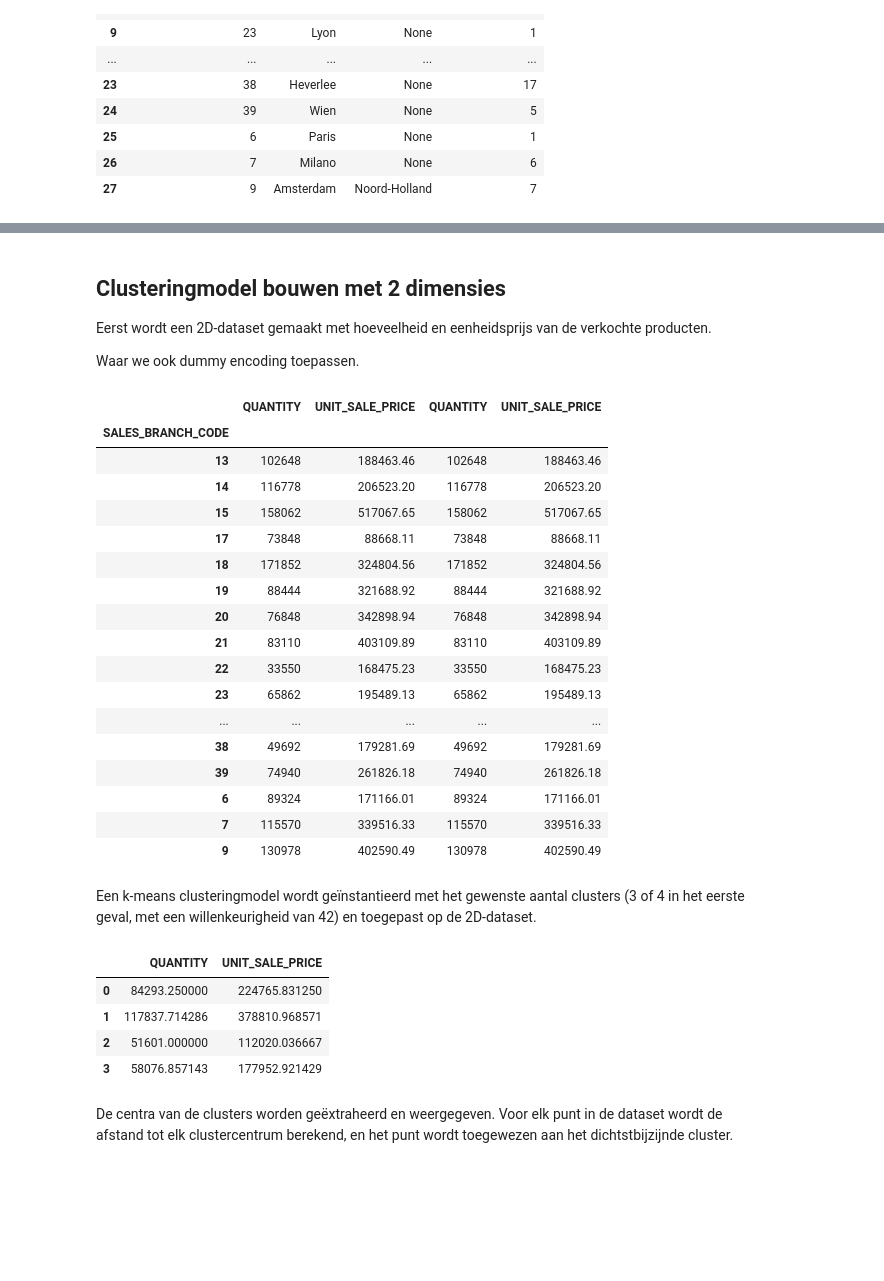
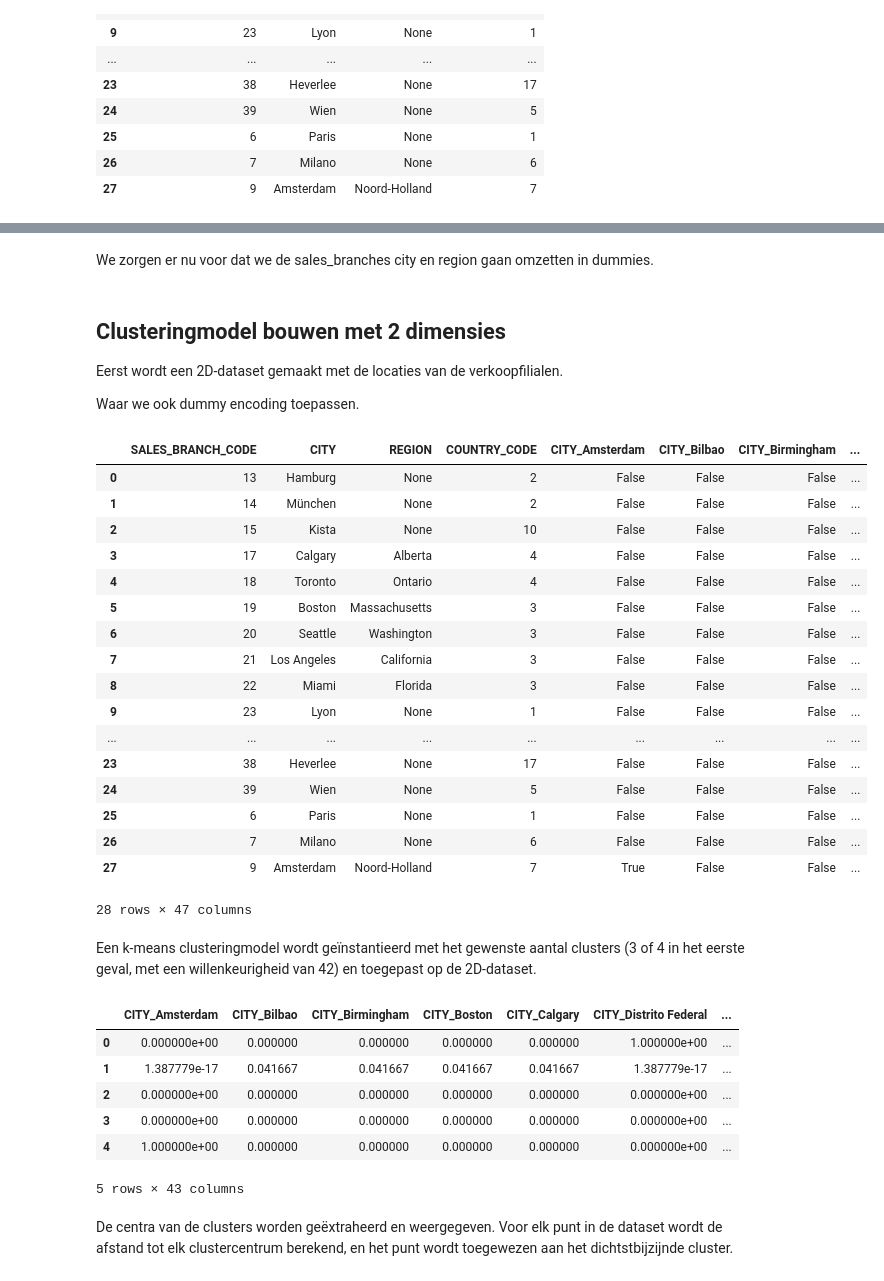
Before and after one commit to Peter-The-Great/DEDS_Portfolio_Week-8, a Jupyter notebook: clusteringmodel.ipynb, the cells around one changed output, grey strips where cells are left out. Drawn from its saved outputs; the diff is of its cells as text; code cells hidden in the pictures; blank space fills up the shorter version.

```diff
--- a/clusteringmodel.ipynb
+++ b/clusteringmodel.ipynb
@@ -324,10 +324,11 @@ Hier gaan we de data van de great outdoors inlezen en bepaalde data dropen.
 # sales_branch.drop('TRIAL633', axis=1, inplace=True)
 # country.drop('TRIAL219', axis=1, inplace=True)
 # territory.drop('TRIAL222', axis=1, inplace=True)
-orders_header.drop('TRIAL885', axis=1, inplace=True)
-order_details.drop('TRIAL879', axis=1, inplace=True)
+# orders_header.drop('TRIAL885', axis=1, inplace=True)
+# order_details.drop('TRIAL879', axis=1, inplace=True)
 sales_branch.drop('TRIAL633', axis=1, inplace=True)
-sales_branch.drop(["ADDRESS1", "ADDRESS2", "POSTAL_ZONE"], axis=1)
+sales_branch = sales_branch.drop(["ADDRESS1", "ADDRESS2", "POSTAL_ZONE"], axis=1)
+sales_branch
 # %% [output]
 |  | SALES_BRANCH_CODE | CITY | REGION | COUNTRY_CODE |
 | 0 | 13 | Hamburg | None | 2 |
@@ -389,39 +350,41 @@ sales_product_data = sales_product_data.groupby('SALES_BRANCH_CODE').aggregate(n
+# %% [markdown]
+We zorgen er nu voor dat we de sales_branches city en region gaan omzetten in dummies.
+# %%
+table = sales_branch[['CITY', 'REGION']]
+df = pd.get_dummies(table)  # Dummy encoding
 # %% [markdown]
 ## Clusteringmodel bouwen met 2 dimensies
 
-Eerst wordt een 2D-dataset gemaakt met hoeveelheid en eenheidsprijs van de verkochte producten.
+Eerst wordt een 2D-dataset gemaakt met de locaties van de verkoopfilialen.
 
 Waar we ook dummy encoding toepassen.
 # %%
-table = sales_profit_data[['QUANTITY', 'UNIT_SALE_PRICE']]
-df = pd.get_dummies(table)  # Dummy encoding
-
-table = pd.concat([table, df], axis=1)
+table = pd.concat([sales_branch, df], axis=1)
 table
 # %% [output]
-|  | QUANTITY | UNIT_SALE_PRICE | QUANTITY | UNIT_SALE_PRICE |
-| SALES_BRANCH_CODE |  |  |  |  |
-| 13 | 102648 | 188463.46 | 102648 | 188463.46 |
-| 14 | 116778 | 206523.20 | 116778 | 206523.20 |
-| 15 | 158062 | 517067.65 | 158062 | 517067.65 |
-| 17 | 73848 | 88668.11 | 73848 | 88668.11 |
-| 18 | 171852 | 324804.56 | 171852 | 324804.56 |
-| 19 | 88444 | 321688.92 | 88444 | 321688.92 |
-| 20 | 76848 | 342898.94 | 76848 | 342898.94 |
-| 21 | 83110 | 403109.89 | 83110 | 403109.89 |
-| 22 | 33550 | 168475.23 | 33550 | 168475.23 |
-| 23 | 65862 | 195489.13 | 65862 | 195489.13 |
-| ... | ... | ... | ... | ... |
-| 38 | 49692 | 179281.69 | 49692 | 179281.69 |
-| 39 | 74940 | 261826.18 | 74940 | 261826.18 |
-| 6 | 89324 | 171166.01 | 89324 | 171166.01 |
-| 7 | 115570 | 339516.33 | 115570 | 339516.33 |
-| 9 | 130978 | 402590.49 | 130978 | 402590.49 |
+|  | SALES_BRANCH_CODE | CITY | REGION | COUNTRY_CODE | CITY_Amsterdam | CITY_Bilbao | CITY_Birmingham | ... |
+| 0 | 13 | Hamburg | None | 2 | False | False | False | ... |
+| 1 | 14 | München | None | 2 | False | False | False | ... |
+| 2 | 15 | Kista | None | 10 | False | False | False | ... |
+| 3 | 17 | Calgary | Alberta | 4 | False | False | False | ... |
+| 4 | 18 | Toronto | Ontario | 4 | False | False | False | ... |
+| 5 | 19 | Boston | Massachusetts | 3 | False | False | False | ... |
+| 6 | 20 | Seattle | Washington | 3 | False | False | False | ... |
+| 7 | 21 | Los Angeles | California | 3 | False | False | False | ... |
+| 8 | 22 | Miami | Florida | 3 | False | False | False | ... |
+| 9 | 23 | Lyon | None | 1 | False | False | False | ... |
+| ... | ... | ... | ... | ... | ... | ... | ... | ... |
+| 23 | 38 | Heverlee | None | 17 | False | False | False | ... |
+| 24 | 39 | Wien | None | 5 | False | False | False | ... |
+| 25 | 6 | Paris | None | 1 | False | False | False | ... |
+| 26 | 7 | Milano | None | 6 | False | False | False | ... |
+| 27 | 9 | Amsterdam | Noord-Holland | 7 | True | False | False | ... |
+28 rows × 47 columns
 # %% [markdown]
 Een k-means clusteringmodel wordt geïnstantieerd met het gewenste aantal clusters (3 of 4 in het eerste geval, met een willenkeurigheid van 42) en toegepast op de 2D-dataset.
 # %%
 # Train het clustermodel
-kmeans = KMeans(n_clusters=4, random_state=42)
+kmeans = KMeans(n_clusters=5, random_state=42)
 prediction_results = kmeans.fit_predict(df)
 prediction_results
 
@@ -433,11 +396,13 @@ for i in range(len(kmeans_centra.columns)):
 
 kmeans_centra
 # %% [output]
-|  | QUANTITY | UNIT_SALE_PRICE |
-| 0 | 84293.250000 | 224765.831250 |
-| 1 | 117837.714286 | 378810.968571 |
-| 2 | 51601.000000 | 112020.036667 |
-| 3 | 58076.857143 | 177952.921429 |
+|  | CITY_Amsterdam | CITY_Bilbao | CITY_Birmingham | CITY_Boston | CITY_Calgary | CITY_Distrito Federal | ... |
+| 0 | 0.000000e+00 | 0.000000 | 0.000000 | 0.000000 | 0.000000 | 1.000000e+00 | ... |
+| 1 | 1.387779e-17 | 0.041667 | 0.041667 | 0.041667 | 0.041667 | 1.387779e-17 | ... |
+| 2 | 0.000000e+00 | 0.000000 | 0.000000 | 0.000000 | 0.000000 | 0.000000e+00 | ... |
+| 3 | 0.000000e+00 | 0.000000 | 0.000000 | 0.000000 | 0.000000 | 0.000000e+00 | ... |
+| 4 | 1.000000e+00 | 0.000000 | 0.000000 | 0.000000 | 0.000000 | 0.000000e+00 | ... |
+5 rows × 43 columns
 # %% [markdown]
 De centra van de clusters worden geëxtraheerd en weergegeven.
 Voor elk punt in de dataset wordt de afstand tot elk clustercentrum berekend, en het punt wordt toegewezen aan het dichtstbijzijnde cluster.
```
Also changed, not shown: parts of 15 cells of this notebook, 14 other files.
